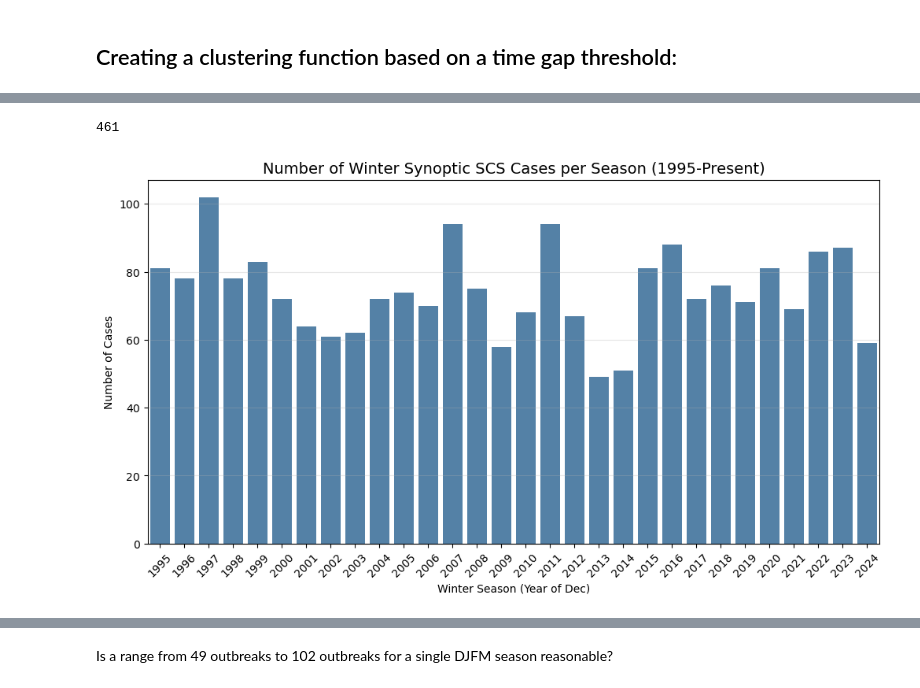
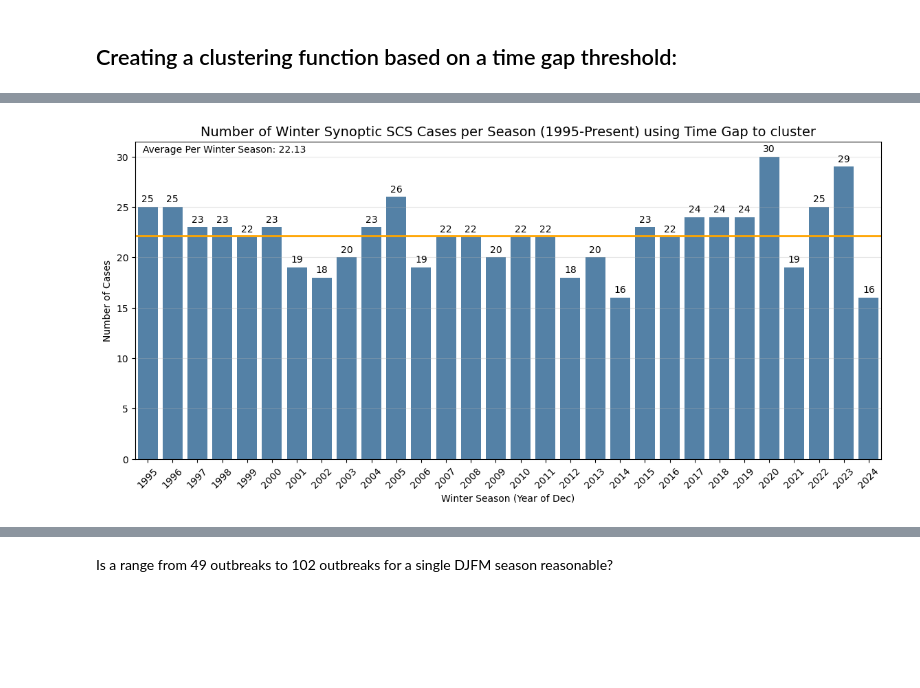
Before and after one commit to augustlepique/circs-research, a Jupyter notebook: create_synoptic_cases.ipynb, the cells around one changed output, grey strips where cells are left out. Cells and saved outputs as stored; diff of their text form; code cells hidden in the pictures; blank space fills up the shorter version.

Commit message:
fixed bugs in converting to UTC and worked on clustering

```diff
--- a/create_synoptic_cases.ipynb
+++ b/create_synoptic_cases.ipynb
@@ -257,7 +302,17 @@ def create_synoptic_cases(df, gap_threshold_hours=12):
 # --- Run the function ---
 # A 12-hour gap is a solid meteorological definition for separating synoptic waves.
 # If reports stop for 12 hours, the next report is likely a new system.
-subset = create_synoptic_cases(subset, gap_threshold_hours=12)
+subset = create_synoptic_cases(subset, gap_threshold_hours=24)
+
+### Filtering out cases with less than 3 events:
+case_counts = subset.groupby('SYNOPTIC_CASE_ID')['EVENT_ID'].count()
+valid_cases = case_counts[case_counts >= 3].index
+subset = subset[subset['SYNOPTIC_CASE_ID'].isin(valid_cases)]
+
+### Reseting synoptic_case_id index so it starts from 0.
+case_id_map = {old: new for new, old in enumerate(sorted(subset['SYNOPTIC_CASE_ID'].unique()))}
+subset['SYNOPTIC_CASE_ID'] = subset['SYNOPTIC_CASE_ID'].map(case_id_map)
+
 
 print(f"Total Unique Events: {subset['EVENT_ID'].nunique()}")
 print(f"Total Synoptic Cases: {subset['SYNOPTIC_CASE_ID'].nunique()}")
@@ -280,7 +335,7 @@ def create_case_stats(df):
 
     case_stats = df.groupby('SYNOPTIC_CASE_ID').agg({
     'WINTER_SEASON': 'first',             # The season this case belongs to
-    'BEGIN_DT': ['min', 'max'],           # Start/End times
+    'BEGIN_DT_UTC': ['min', 'max'],           # Start/End times
     'EVENT_TYPE': 'count',                # Total reports
     'BEGIN_LAT': 'mean',                  # Centroid Lat
     'BEGIN_LON': 'mean',                  # Centroid Lon
@@ -291,7 +346,7 @@ def create_case_stats(df):
     case_stats = case_stats.rename(columns={'WINTER_SEASON_first': 'Season', 'EVENT_TYPE_count': 'Report_Count'})
 
     # Calculate Duration (in Hours)
-    case_stats['Duration_Hrs'] = (case_stats['BEGIN_DT_max'] - case_stats['BEGIN_DT_min']).dt.total_seconds() / 3600
+    case_stats['Duration_Hrs'] = (case_stats['BEGIN_DT_UTC_max'] - case_stats['BEGIN_DT_UTC_min']).dt.total_seconds() / 3600
 
     print(f"Total Synoptic Cases: {len(case_stats)}")
 
@@ -348,21 +392,31 @@ small_cases = case_stats[case_stats['EVENT_ID_nunique'] < 3]
-# %%
-len(small_cases)
-# %% [output]
-461
 # %%
-fig = plt.figure(figsize=(12,6))
+fig = plt.figure(figsize=(14,6))
 
 season_counts = case_stats['Season'].value_counts().sort_index()
 
 ##Plotting
 ax = sns.barplot(x=season_counts.index, y=season_counts.values, color='steelblue')
-plt.title("Number of Winter Synoptic SCS Cases per Season (1995-Present)", fontsize=14)
+ax.axhline(y=season_counts.mean(), linewidth=2, color='orange')
+
+plt.title("Number of Winter Synoptic SCS Cases per Season (1995-Present) using Time Gap to cluster", fontsize=14)
+
+ax.text(0.01, 0.99, f"Average Per Winter Season: {round(season_counts.mean(),2)}", transform = ax.transAxes, ha='left',va='top')
+
+for p in ax.patches:
+    ax.annotate(f"{int(p.get_height())}",
+                (p.get_x() + p.get_width() / 2., p.get_height()),
+                ha='center', va='bottom',
+                fontsize=10, color='black',
+                xytext=(0, 3), textcoords='offset points')
+
 plt.ylabel("Number of Cases")
+#plt.ylim(0,140)
 plt.xlabel("Winter Season (Year of Dec)")
 plt.xticks(rotation=45)
 plt.grid(axis='y', alpha=0.3)
+#plt.savefig('cases_over_time_old.png')
 # %% [output]
-[figure, old version]
+[figure, new version]
 # %%
 print(season_counts.max())
 print(season_counts.min())
```
Also changed, not shown: parts of 53 cells of this notebook.
